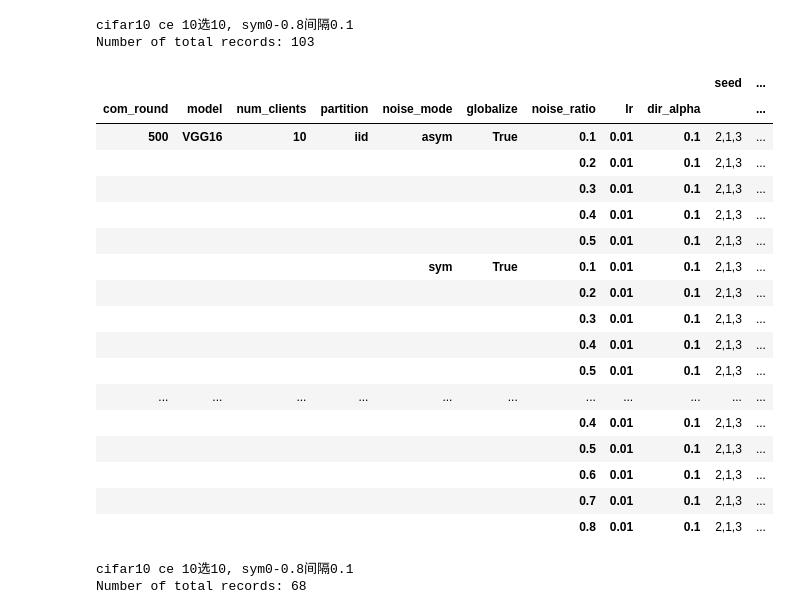
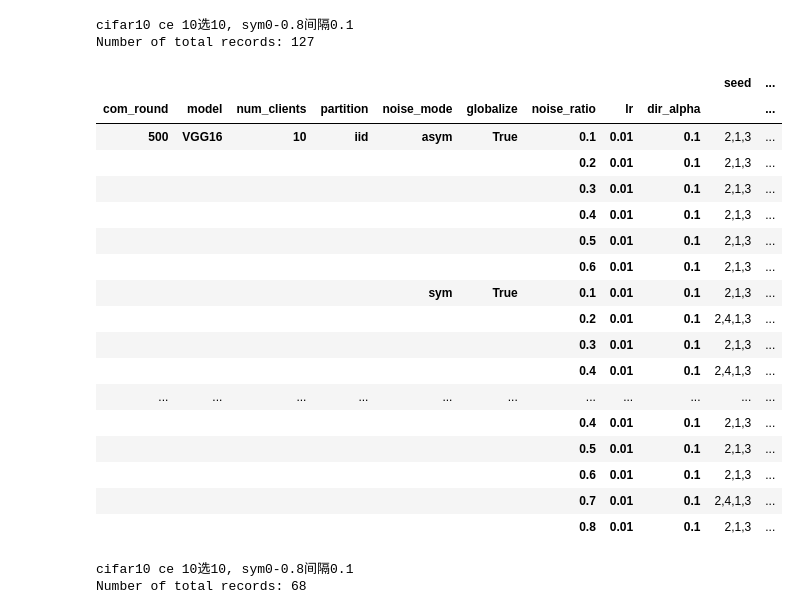
Before and after one commit to hjttttttt/labresult, a Jupyter notebook: 实验结果统计.ipynb, the cells around one changed output. Drawn from its saved outputs; the diff is of its cells as text; code cells hidden in the pictures.

```diff
--- a/实验结果统计.ipynb
+++ b/实验结果统计.ipynb
@@ -338,44 +338,44 @@ Number of total records: 14
 # %%
 print("cifar10 ce 10选10, sym0-0.8间隔0.1")
 args = {}
 args['dataset'] = "cifar10"
 args['model'] = "VGG16"
 args['criterion'] = "ce"
 args['major_classes_num'] =3
 args['dir_alpha'] = [0.1,2]
-args['seed'] = [1,2,3]
+args['seed'] = [1,2,3,4]
 args['lr'] = [0.01]
 args['num_clients'] = 10
 args['sample_ratio'] = 1
 args['com_round'] = 500
 args['weight_decay'] = 5e-4
 args['noise_mode'] = ['sym', 'asym']
 args['globalize'] = [True]
 args['partition'] = ['iid','noniid-#label','noniid-labeldir']
 args['noise_ratio_sym'] = [0,0.1,0.2,0.3, 0.4,0.5,0.6,0.7,0.8]
 args['noise_ratio_asym'] = [0.3]   # 0.3指0.3-0.5
 entry_folder = './Fed-Noisy-checkpoint'
 parse_whole_dir(entry_folder, args)
 # %% [output]
 cifar10 ce 10选10, sym0-0.8间隔0.1
-Number of total records: 103
+Number of total records: 127
 |  |  |  |  |  |  |  |  |  | seed | ... |
 | com_round | model | num_clients | partition | noise_mode | globalize | noise_ratio | lr | dir_alpha |  | ... |
 | 500 | VGG16 | 10 | iid | asym | True | 0.1 | 0.01 | 0.1 | 2,1,3 | ... |
 |  |  |  |  |  |  | 0.2 | 0.01 | 0.1 | 2,1,3 | ... |
 |  |  |  |  |  |  | 0.3 | 0.01 | 0.1 | 2,1,3 | ... |
 |  |  |  |  |  |  | 0.4 | 0.01 | 0.1 | 2,1,3 | ... |
 |  |  |  |  |  |  | 0.5 | 0.01 | 0.1 | 2,1,3 | ... |
+|  |  |  |  |  |  | 0.6 | 0.01 | 0.1 | 2,1,3 | ... |
 |  |  |  |  | sym | True | 0.1 | 0.01 | 0.1 | 2,1,3 | ... |
-|  |  |  |  |  |  | 0.2 | 0.01 | 0.1 | 2,1,3 | ... |
+|  |  |  |  |  |  | 0.2 | 0.01 | 0.1 | 2,4,1,3 | ... |
 |  |  |  |  |  |  | 0.3 | 0.01 | 0.1 | 2,1,3 | ... |
-|  |  |  |  |  |  | 0.4 | 0.01 | 0.1 | 2,1,3 | ... |
-|  |  |  |  |  |  | 0.5 | 0.01 | 0.1 | 2,1,3 | ... |
+|  |  |  |  |  |  | 0.4 | 0.01 | 0.1 | 2,4,1,3 | ... |
 | ... | ... | ... | ... | ... | ... | ... | ... | ... | ... | ... |
 |  |  |  |  |  |  | 0.4 | 0.01 | 0.1 | 2,1,3 | ... |
 |  |  |  |  |  |  | 0.5 | 0.01 | 0.1 | 2,1,3 | ... |
 |  |  |  |  |  |  | 0.6 | 0.01 | 0.1 | 2,1,3 | ... |
-|  |  |  |  |  |  | 0.7 | 0.01 | 0.1 | 2,1,3 | ... |
+|  |  |  |  |  |  | 0.7 | 0.01 | 0.1 | 2,4,1,3 | ... |
 |  |  |  |  |  |  | 0.8 | 0.01 | 0.1 | 2,1,3 | ... |
 # %%
 print("cifar10 ce 10选10, sym0-0.8间隔0.1")
```
Also changed, not shown: 2 other files.
